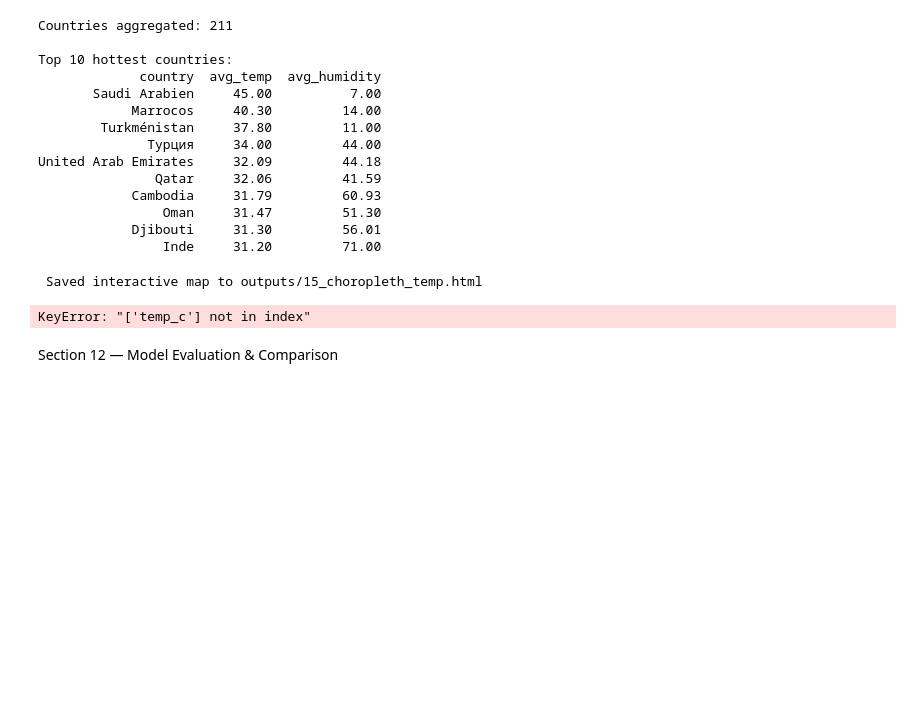
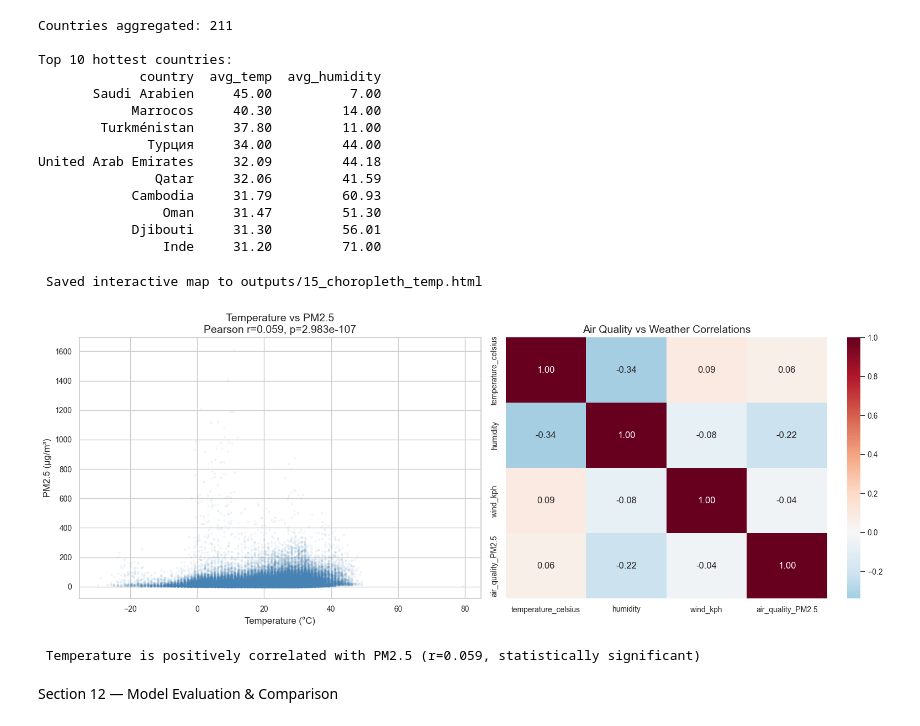
Before and after one commit to zerminewajid/weather_forecasting_ds, a Jupyter notebook: GlobalWeather_ForecastingNotebook_executed.ipynb, the cells around one changed output. Drawn from its saved outputs; the diff is of its cells as text; code cells hidden in the pictures; blank space fills up the shorter version.

```diff
--- a/GlobalWeather_ForecastingNotebook_executed.ipynb
+++ b/GlobalWeather_ForecastingNotebook_executed.ipynb
@@ -1217,38 +1218,39 @@ fig2.show()
 # %%
 #11.4 Air Quality Correlation Analysis
 if 'air_quality_PM2.5' in df.columns:
-    aq_df = df[['temp_c', 'humidity', 'wind_kph', 'pressure_mb', 'air_quality_PM2.5']].dropna()
+    aq_df = df[['temperature_celsius', 'humidity', 'wind_kph', 'pressure_mb', 'air_quality_PM2.5']].dropna()
 
     fig, axes = plt.subplots(1, 2, figsize=(16, 6))
 
     #Scatter: Temp vs PM2.5
-    axes[0].scatter(aq_df['temp_c'], aq_df['air_quality_PM2.5'],
+    axes[0].scatter(aq_df['temperature_celsius'], aq_df['air_quality_PM2.5'],
                     alpha=0.05, s=5, color='steelblue')
-    r, p = pearsonr(aq_df['temp_c'], aq_df['air_quality_PM2.5'])
+    r, p = pearsonr(aq_df['temperature_celsius'], aq_df['air_quality_PM2.5'])
     axes[0].set_xlabel('Temperature (°C)')
     axes[0].set_ylabel('PM2.5 (µg/m³)')
     axes[0].set_title(f'Temperature vs PM2.5\nPearson r={r:.3f}, p={p:.3e}')
 
     #Correlation matrix: all AQ vs weather
-    aq_corr_cols = ['temp_c', 'humidity', 'wind_kph', 'air_quality_PM2.5']
+    aq_corr_cols = ['temperature_celsius', 'humidity', 'wind_kph', 'air_quality_PM2.5']
     existing_aq_corr = [c for c in aq_corr_cols if c in df.columns]
     aq_corr = df[existing_aq_corr].corr()
     sns.heatmap(aq_corr, annot=True, fmt='.2f', cmap='RdBu_r', center=0, ax=axes[1])
     axes[1].set_title('Air Quality vs Weather Correlations')
 
     plt.tight_layout()
     plt.savefig('outputs/17_air_quality_corr.png', dpi=150, bbox_inches='tight')
     plt.show()
 
     if p < 0.05:
         direction = "positively" if r > 0 else "negatively"
         print(f" Temperature is {direction} correlated with PM2.5 (r={r:.3f}, statistically significant)")
     else:
         print("No statistically significant correlation between temperature and PM2.5.")
 else:
     print("Air quality columns not found in dataset.")
 # %% [output]
+[figure, added]
-KeyError: "['temp_c'] not in index"
+ Temperature is positively correlated with PM2.5 (r=0.059, statistically significant)
 # %% [markdown]
 Section 12 — Model Evaluation & Comparison
 # %%
```
Also changed, not shown: parts of 18 cells of this notebook, 11 other files.
